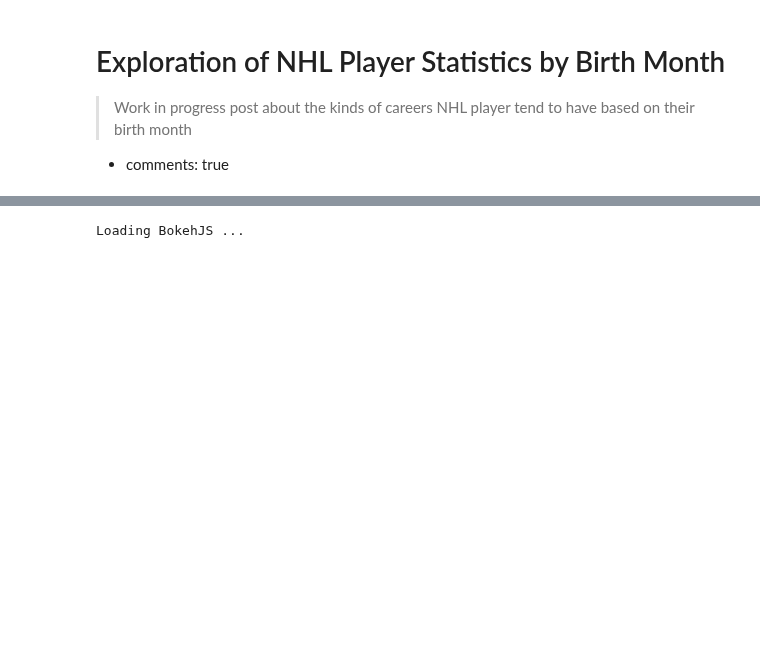
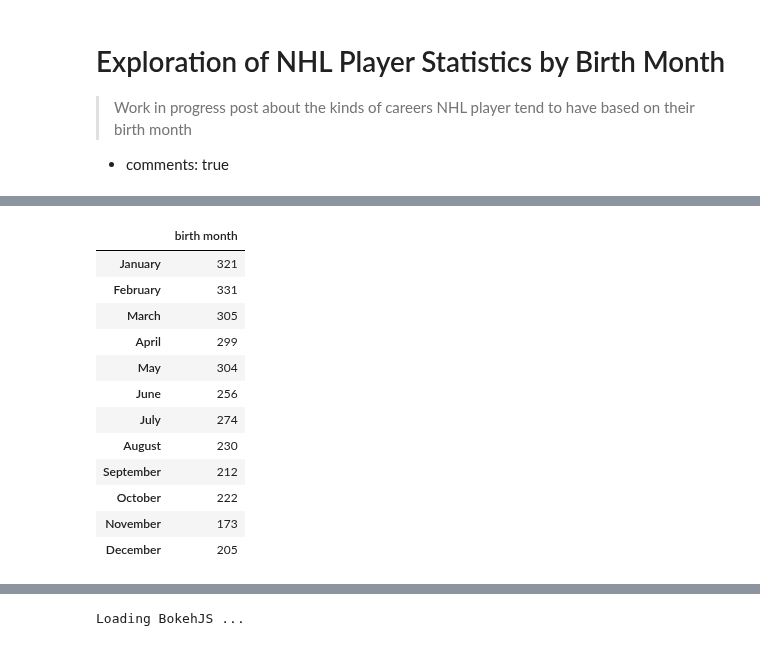
Before and after one commit to JackStaples/jcrs-blog, a Jupyter notebook: _notebooks/2021-10-25-nhldatatest.ipynb, the cells around one changed output, grey strips where cells are left out. Saved outputs shown, nothing was run; the diff lists cells and outputs as text; code cells hidden in the pictures; blank space fills up the shorter version.

```diff
--- a/_notebooks/2021-10-25-nhldatatest.ipynb
+++ b/_notebooks/2021-10-25-nhldatatest.ipynb
@@ -52,3 +75,19 @@ nhl_month_stats_df['assists per game'] = nhl_month_stats_df['assists'] / nhl_mon
 nhl_month_stats_df['points per game'] = nhl_month_stats_df['points'] / nhl_month_stats_df['games']
 nhl_month_stats_df['power play points'] = nhl_month_stats_df['power play goals'] + nhl_month_stats_df['power play assists']
 nhl_month_stats_df['shooting percentage'] = nhl_month_stats_df['goals'] / nhl_month_stats_df['shots'] * 100
+# %%
+pd.DataFrame(players_df['birth month'].value_counts(sort=False))
+# %% [output]
+|  | birth month |
+| January | 321 |
+| February | 331 |
+| March | 305 |
+| April | 299 |
+| May | 304 |
+| June | 256 |
+| July | 274 |
+| August | 230 |
+| September | 212 |
+| October | 222 |
+| November | 173 |
+| December | 205 |
```
Also changed, not shown: parts of 9 cells of this notebook, 1 other file.
